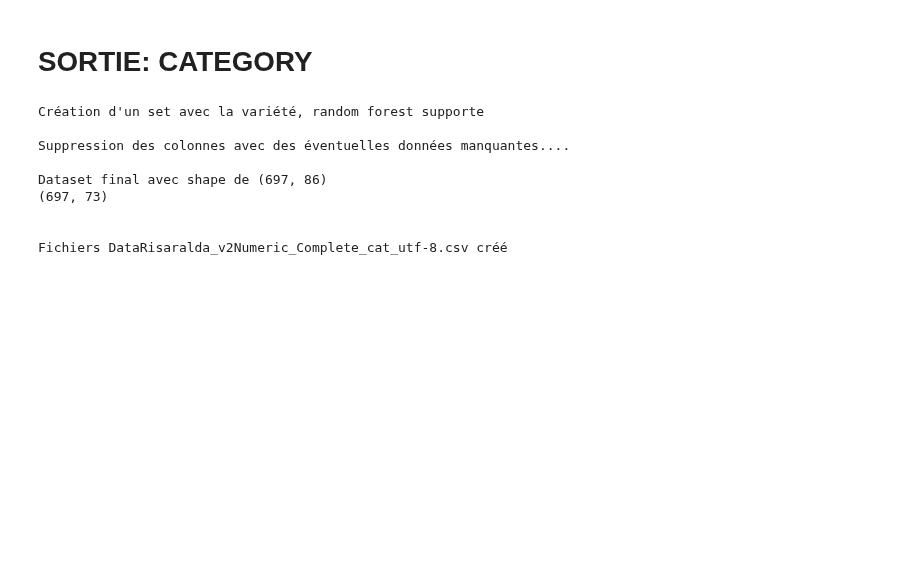
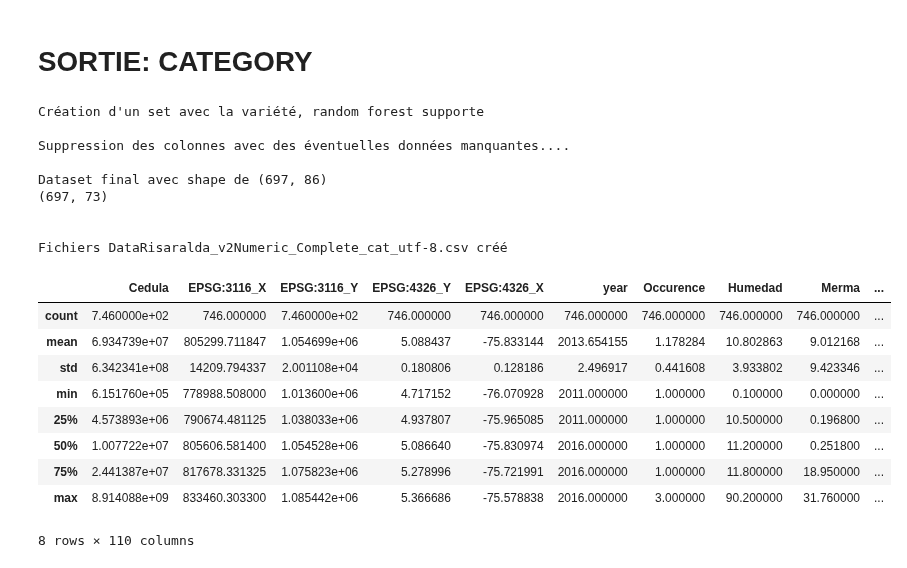
Before and after one commit to ThibaultSchowing/Bachelor_Thesis_2017_Sources, a Jupyter notebook: Notebook/DataAnalysis/0_DataCleaning.ipynb, the cells around one changed output. Drawn from its saved outputs; the diff is of its cells as text; code cells hidden in the pictures; blank space fills up the shorter version.

```diff
--- a/Notebook/DataAnalysis/0_DataCleaning.ipynb
+++ b/Notebook/DataAnalysis/0_DataCleaning.ipynb
@@ -1040,3 +1040,16 @@ Dataset final avec shape de (697, 86)
 
 
 Fichiers DataRisaralda_v2Numeric_Complete_cat_utf-8.csv créé
+# %%
+df.describe()
+# %% [output]
+|  | Cedula | EPSG:3116_X | EPSG:3116_Y | EPSG:4326_Y | EPSG:4326_X | year | Occurence | Humedad | Merma | ... |
+| count | 7.460000e+02 | 746.000000 | 7.460000e+02 | 746.000000 | 746.000000 | 746.000000 | 746.000000 | 746.000000 | 746.000000 | ... |
+| mean | 6.934739e+07 | 805299.711847 | 1.054699e+06 | 5.088437 | -75.833144 | 2013.654155 | 1.178284 | 10.802863 | 9.012168 | ... |
+| std | 6.342341e+08 | 14209.794337 | 2.001108e+04 | 0.180806 | 0.128186 | 2.496917 | 0.441608 | 3.933802 | 9.423346 | ... |
+| min | 6.151760e+05 | 778988.508000 | 1.013600e+06 | 4.717152 | -76.070928 | 2011.000000 | 1.000000 | 0.100000 | 0.000000 | ... |
+| 25% | 4.573893e+06 | 790674.481125 | 1.038033e+06 | 4.937807 | -75.965085 | 2011.000000 | 1.000000 | 10.500000 | 0.196800 | ... |
+| 50% | 1.007722e+07 | 805606.581400 | 1.054528e+06 | 5.086640 | -75.830974 | 2016.000000 | 1.000000 | 11.200000 | 0.251800 | ... |
+| 75% | 2.441387e+07 | 817678.331325 | 1.075823e+06 | 5.278996 | -75.721991 | 2016.000000 | 1.000000 | 11.800000 | 18.950000 | ... |
+| max | 8.914088e+09 | 833460.303300 | 1.085442e+06 | 5.366686 | -75.578838 | 2016.000000 | 3.000000 | 90.200000 | 31.760000 | ... |
+8 rows × 110 columns
```
Also changed, not shown: parts of 1 cell of this notebook, 7 other files.
